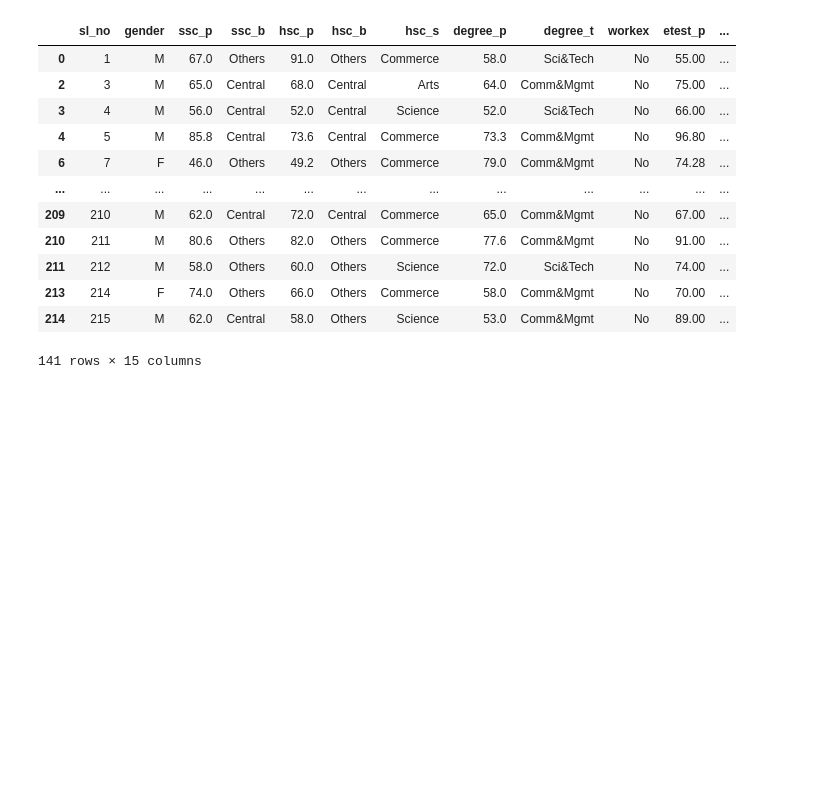
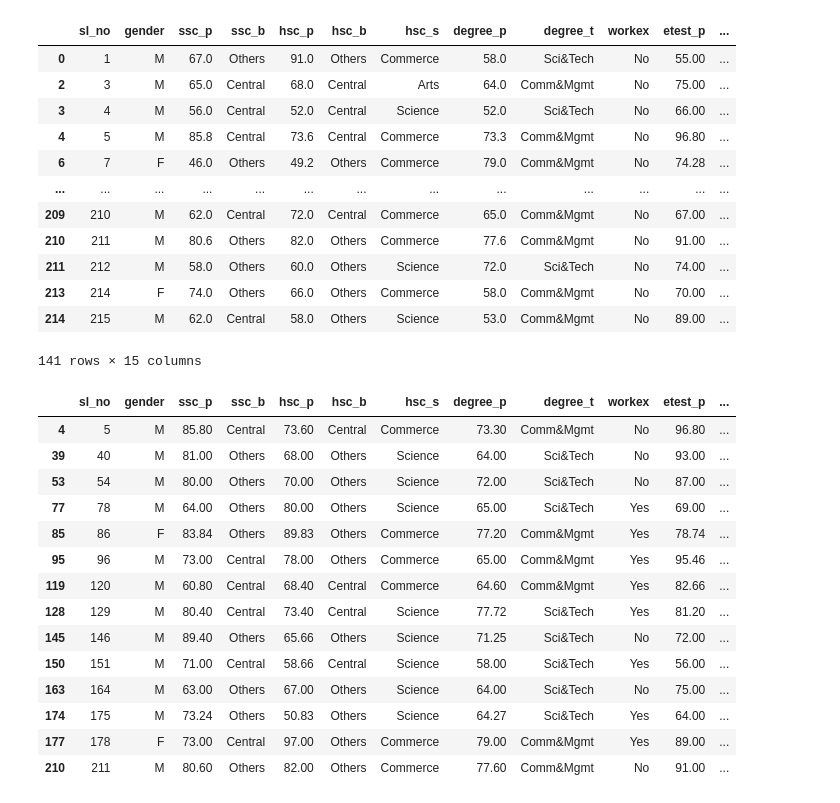
Before and after one commit to sunwenliang14/campus-placement, a Jupyter notebook: campus-placement.ipynb, the cells around one changed output. Saved outputs shown, nothing was run; the diff lists cells and outputs as text; code cells hidden in the pictures; blank space fills up the shorter version.

```diff
--- a/campus-placement.ipynb
+++ b/campus-placement.ipynb
@@ -310,3 +310,21 @@ df[df.workex == 'No']
 | 213 | 214 | F | 74.0 | Others | 66.0 | Others | Commerce | 58.0 | Comm&Mgmt | No | 70.00 | ... |
 | 214 | 215 | M | 62.0 | Central | 58.0 | Others | Science | 53.0 | Comm&Mgmt | No | 89.00 | ... |
 141 rows × 15 columns
+# %%
+df[df.salary >= 400000]
+# %% [output]
+|  | sl_no | gender | ssc_p | ssc_b | hsc_p | hsc_b | hsc_s | degree_p | degree_t | workex | etest_p | ... |
+| 4 | 5 | M | 85.80 | Central | 73.60 | Central | Commerce | 73.30 | Comm&Mgmt | No | 96.80 | ... |
+| 39 | 40 | M | 81.00 | Others | 68.00 | Others | Science | 64.00 | Sci&Tech | No | 93.00 | ... |
+| 53 | 54 | M | 80.00 | Others | 70.00 | Others | Science | 72.00 | Sci&Tech | No | 87.00 | ... |
+| 77 | 78 | M | 64.00 | Others | 80.00 | Others | Science | 65.00 | Sci&Tech | Yes | 69.00 | ... |
+| 85 | 86 | F | 83.84 | Others | 89.83 | Others | Commerce | 77.20 | Comm&Mgmt | Yes | 78.74 | ... |
+| 95 | 96 | M | 73.00 | Central | 78.00 | Others | Commerce | 65.00 | Comm&Mgmt | Yes | 95.46 | ... |
+| 119 | 120 | M | 60.80 | Central | 68.40 | Central | Commerce | 64.60 | Comm&Mgmt | Yes | 82.66 | ... |
+| 128 | 129 | M | 80.40 | Central | 73.40 | Central | Science | 77.72 | Sci&Tech | Yes | 81.20 | ... |
+| 145 | 146 | M | 89.40 | Others | 65.66 | Others | Science | 71.25 | Sci&Tech | No | 72.00 | ... |
+| 150 | 151 | M | 71.00 | Central | 58.66 | Central | Science | 58.00 | Sci&Tech | Yes | 56.00 | ... |
+| 163 | 164 | M | 63.00 | Others | 67.00 | Others | Science | 64.00 | Sci&Tech | No | 75.00 | ... |
+| 174 | 175 | M | 73.24 | Others | 50.83 | Others | Science | 64.27 | Sci&Tech | Yes | 64.00 | ... |
+| 177 | 178 | F | 73.00 | Central | 97.00 | Others | Commerce | 79.00 | Comm&Mgmt | Yes | 89.00 | ... |
+| 210 | 211 | M | 80.60 | Others | 82.00 | Others | Commerce | 77.60 | Comm&Mgmt | No | 91.00 | ... |
```
